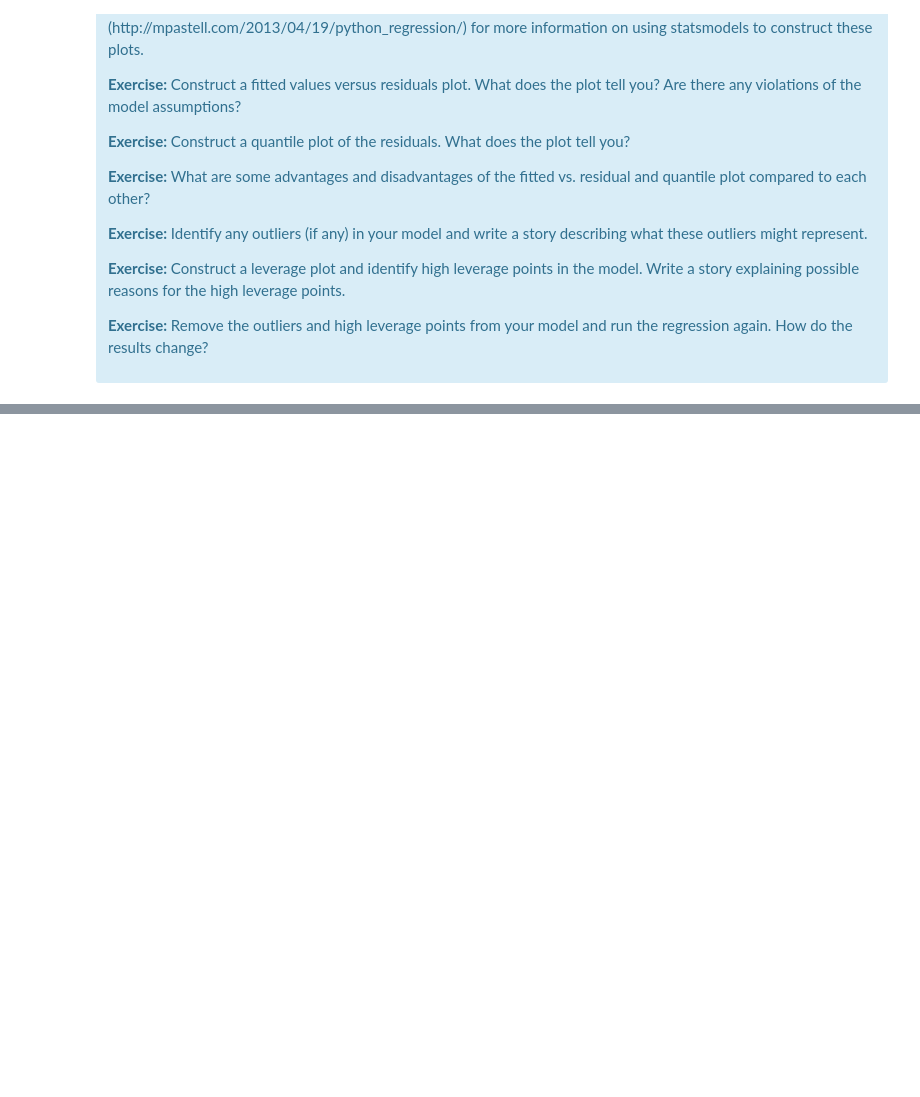
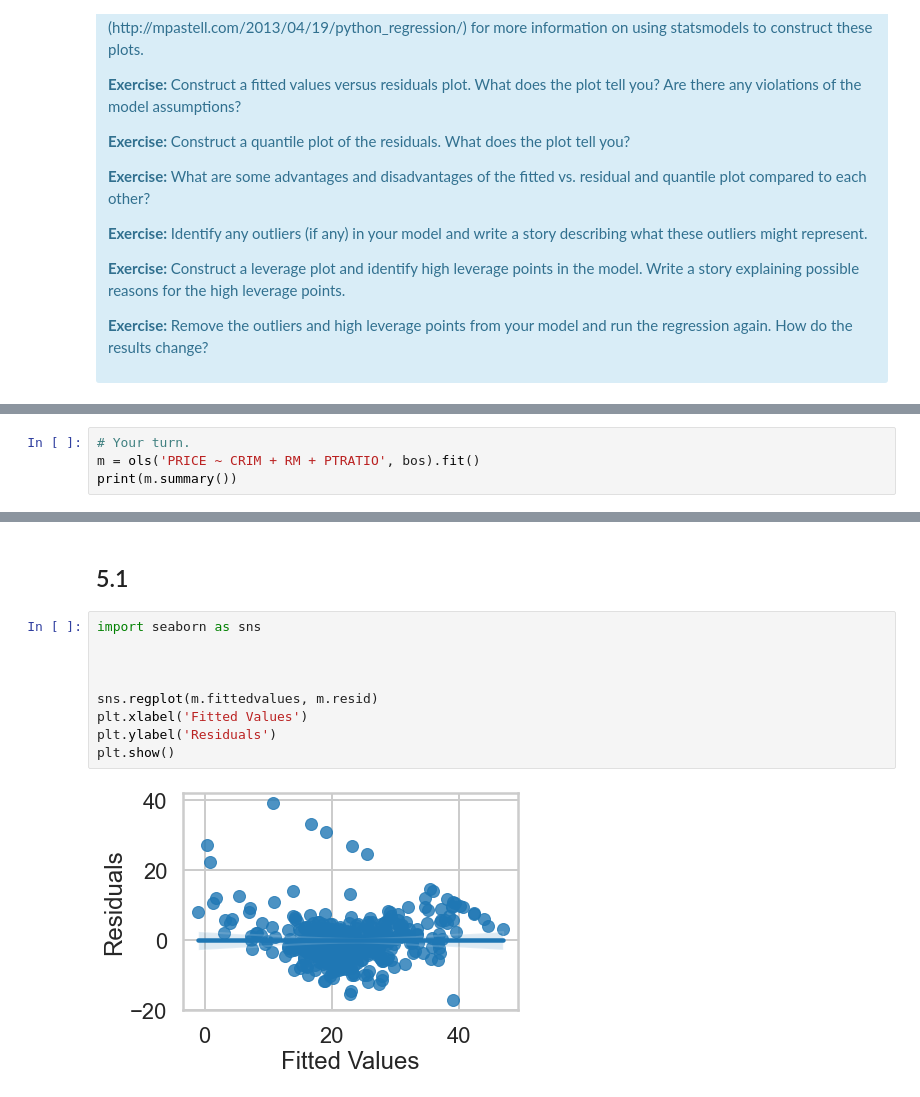
Before and after one commit to Ruben-Castro/mec-mini-projects, a Jupyter notebook: mec-11.4.1-linear-regression-mini-project/Mini_Project_Linear_Regression.ipynb, the cells around one changed output, grey strips where cells are left out. Saved outputs shown, nothing was run; the diff lists cells and outputs as text; blank space fills up the shorter version.

```diff
--- a/mec-11.4.1-linear-regression-mini-project/Mini_Project_Linear_Regression.ipynb
+++ b/mec-11.4.1-linear-regression-mini-project/Mini_Project_Linear_Regression.ipynb
@@ -989,0 +1030,4 @@ There are some other issues that are important investigate with linear regressio
+# %%
+# Your turn.
+m = ols('PRICE ~ CRIM + RM + PTRATIO', bos).fit()
+print(m.summary())
@@ -989,0 +1052,13 @@ There are some other issues that are important investigate with linear regressio
+# %% [markdown]
+## 5.1
+# %%
+import seaborn as sns
+
+
+
+sns.regplot(m.fittedvalues, m.resid)
+plt.xlabel('Fitted Values')
+plt.ylabel('Residuals')
+plt.show()
+# %% [output]
+[figure, added]
```
Also changed, not shown: parts of 40 cells of this notebook, 1 other file.
